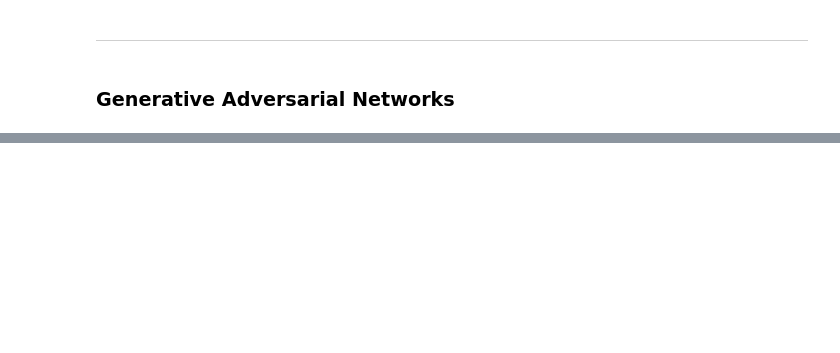
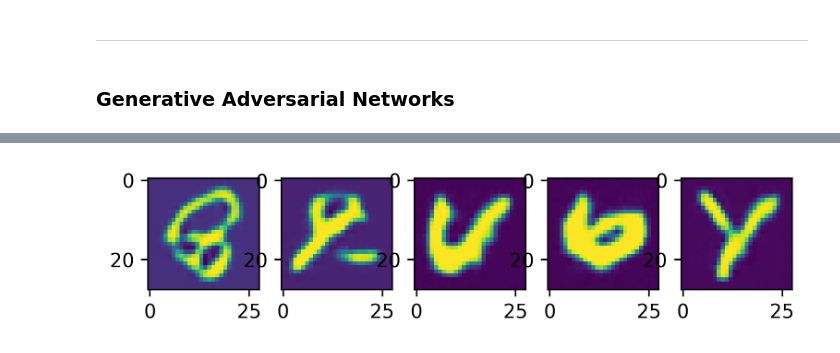
Before and after one commit to ngshya/isp-tutorial, a Jupyter notebook: isp-tutorial-nn.ipynb, the cells around one changed output, grey strips where cells are left out. Saved outputs shown, nothing was run; the diff lists cells and outputs as text; code cells hidden in the pictures; blank space fills up the shorter version.

```diff
--- a/isp-tutorial-nn.ipynb
+++ b/isp-tutorial-nn.ipynb
@@ -411,7 +616,7 @@ def get_model_ae(model_conv_input, model_conv_latent) -> Model:
     return model_ae, model_encoder, model_decoder
 
 model_ae, model_encoder, model_decoder = get_model_ae(
-    model_conv_input, model_conv_latent
+    model_conv_input.input, model_conv_latent.output
 )
 
 model_ae.summary()
@@ -529,9 +784,9 @@ optimizer_generator = Adam(1e-4)
 optimizer_discriminator = Adam(1e-4)
 # %%
 @tf_function
-def train_step(images, batch_size):
+def train_step(images):
 
-    noise = tf_normal([batch_size, 100])
+    noise = tf_normal([images.shape[0], 100])
 
     with GradientTape() as tape_generator, GradientTape() as tape_discriminator:
 
@@ -543,14 +798,10 @@ def train_step(images, batch_size):
         loss_generator = generator_loss(fake_output)
         loss_discriminator = discriminator_loss(real_output, fake_output)
 
+        # tf_print("Generator Loss =", loss_generator, "\t Discriminator Loss =", loss_discriminator)
+
     grad_generator = tape_generator.gradient(loss_generator, model_generator.trainable_variables)
     grad_discriminator = tape_discriminator.gradient(loss_discriminator, model_discriminator.trainable_variables)
 
     optimizer_generator.apply_gradients(zip(grad_generator, model_generator.trainable_variables))
     optimizer_discriminator.apply_gradients(zip(grad_discriminator, model_discriminator.trainable_variables))
-# %%
-for epoch in range(500):
-    if (epoch+1)%5 == 0:
-        print("epoch =", epoch+1)
-    for image_batch in Dataset.from_tensor_slices(letters_train_features).batch(1024):
-        train_step(image_batch, batch_size=1024)
@@ -558,0 +808,20 @@ synthetic = model_generator.predict(tf_normal([5, 100]))
+# %%
+'''
+set_random_seed(1102)
+
+random_seeds = tf_normal([5, 100])
+
+for epoch in tqdm(range(100)):
+    for image_batch in Dataset.from_tensor_slices(letters_train_features).batch(512):
+        train_step(image_batch)
+    if (epoch+1)%5 == 0:
+        synthetic_imgs = model_generator.predict(tf_normal([5, 100]))
+        f, axarr = subplots(1, synthetic_imgs.shape[0])
+        f.set_dpi(300)
+        for j in range(synthetic_imgs.shape[0]):
+            axarr[j].imshow(synthetic_imgs[j].reshape((28, 28)))
+
+model_generator.save("model_generator.h5")
+'''
+
+model_generator = load_model("model_generator.h5")
@@ -559,5 +830,9 @@ synthetic = model_generator.predict(tf_normal([5, 100]))
 # %%
-f, axarr = subplots(1, synthetic.shape[0])
+random_seeds = tf_normal([5, 100])
+synthetic_imgs = model_generator.predict(tf_normal([5, 100]))
+f, axarr = subplots(1, synthetic_imgs.shape[0])
 f.set_dpi(300)
-for j in range(synthetic.shape[0]):
-    axarr[j].imshow(synthetic[j].reshape((28, 28)))
+for j in range(synthetic_imgs.shape[0]):
+    axarr[j].imshow(synthetic_imgs[j].reshape((28, 28)))
+# %% [output]
+[figure, added]
```
Also changed, not shown: parts of 49 cells of this notebook, 9 other files.
